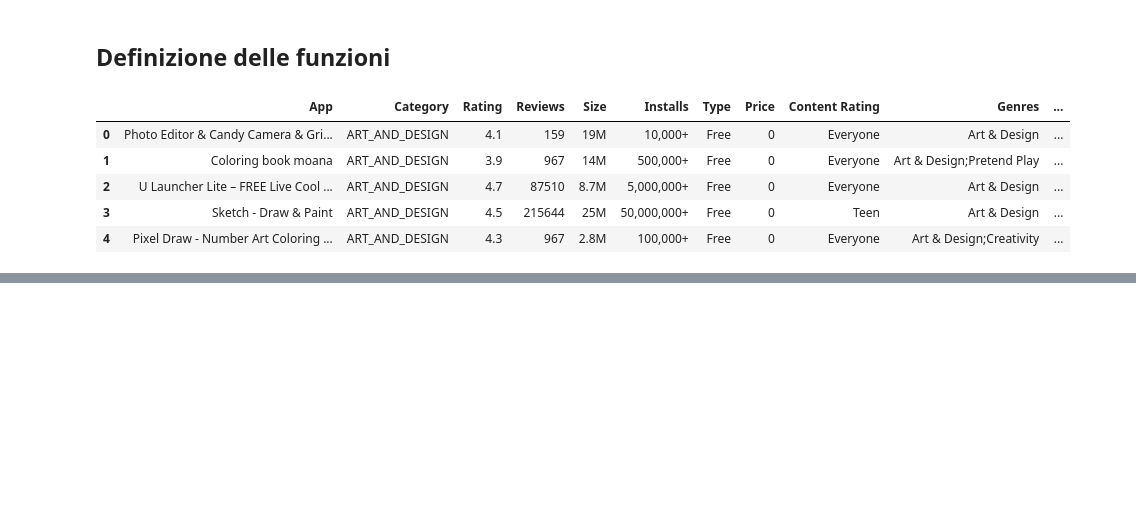
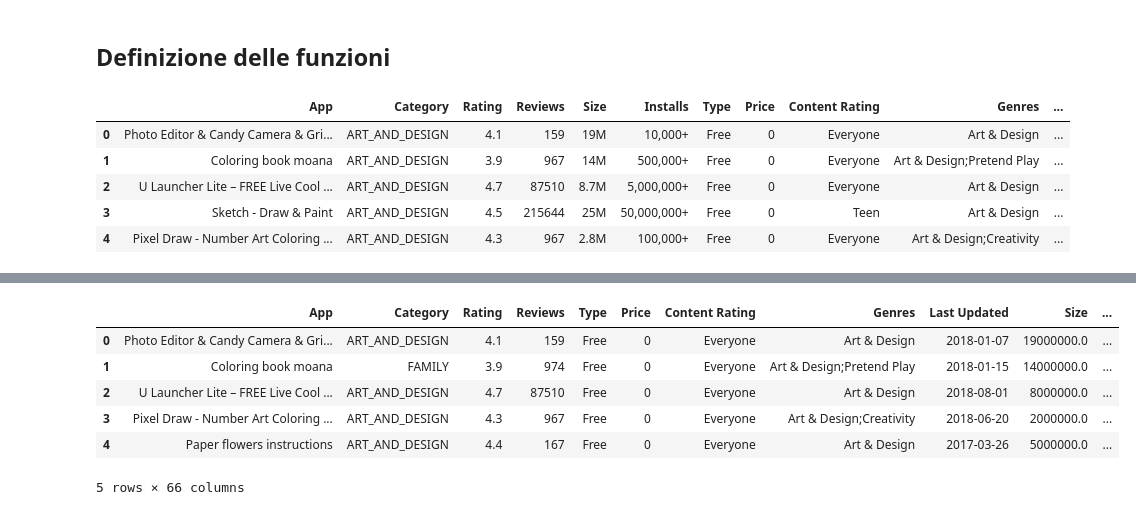
Before and after one commit to MPorcinoBicocca/Fcs_porcino_colombo, a Jupyter notebook: Final Project.ipynb, the cells around one changed output, grey strips where cells are left out. Cells and saved outputs as stored; diff of their text form; code cells hidden in the pictures; blank space fills up the shorter version.

```diff
--- a/Final Project.ipynb
+++ b/Final Project.ipynb
@@ -516,0 +347,28 @@ text
+# %%
+'''
+    Per ogni genere presente all'interno del DataFrame creare una colonna con valori booleani.
+    Il valore presente all'interno di queste nuove colonne sarà uguale a True solamente nel caso in cui
+    corrisponda al genere dell'app di riferimento
+'''
+
+#creazione delle nuove colonne del datafra
+for gen in genres_df['Genre']:
+    cleaned_gps[gen] = False
+
+for index,row in cleaned_gps.iterrows():
+    row_gen = row['Genres']
+    if(semicolumn.search(row_gen) != None):
+        for g in row_gen.split(';'):
+            cleaned_gps.loc[index, g] = True
+    else:
+        cleaned_gps.loc[index, row_gen] = True
+# %%
+cleaned_gps.head()
+# %% [output]
+|  | App | Category | Rating | Reviews | Type | Price | Content Rating | Genres | Last Updated | Size | ... |
+| 0 | Photo Editor & Candy Camera & Gri... | ART_AND_DESIGN | 4.1 | 159 | Free | 0 | Everyone | Art & Design | 2018-01-07 | 19000000.0 | ... |
+| 1 | Coloring book moana | FAMILY | 3.9 | 974 | Free | 0 | Everyone | Art & Design;Pretend Play | 2018-01-15 | 14000000.0 | ... |
+| 2 | U Launcher Lite – FREE Live Cool ... | ART_AND_DESIGN | 4.7 | 87510 | Free | 0 | Everyone | Art & Design | 2018-08-01 | 8000000.0 | ... |
+| 3 | Pixel Draw - Number Art Coloring ... | ART_AND_DESIGN | 4.3 | 967 | Free | 0 | Everyone | Art & Design;Creativity | 2018-06-20 | 2000000.0 | ... |
+| 4 | Paper flowers instructions | ART_AND_DESIGN | 4.4 | 167 | Free | 0 | Everyone | Art & Design | 2017-03-26 | 5000000.0 | ... |
+5 rows × 66 columns
```
Also changed, not shown: parts of 30 cells of this notebook.
